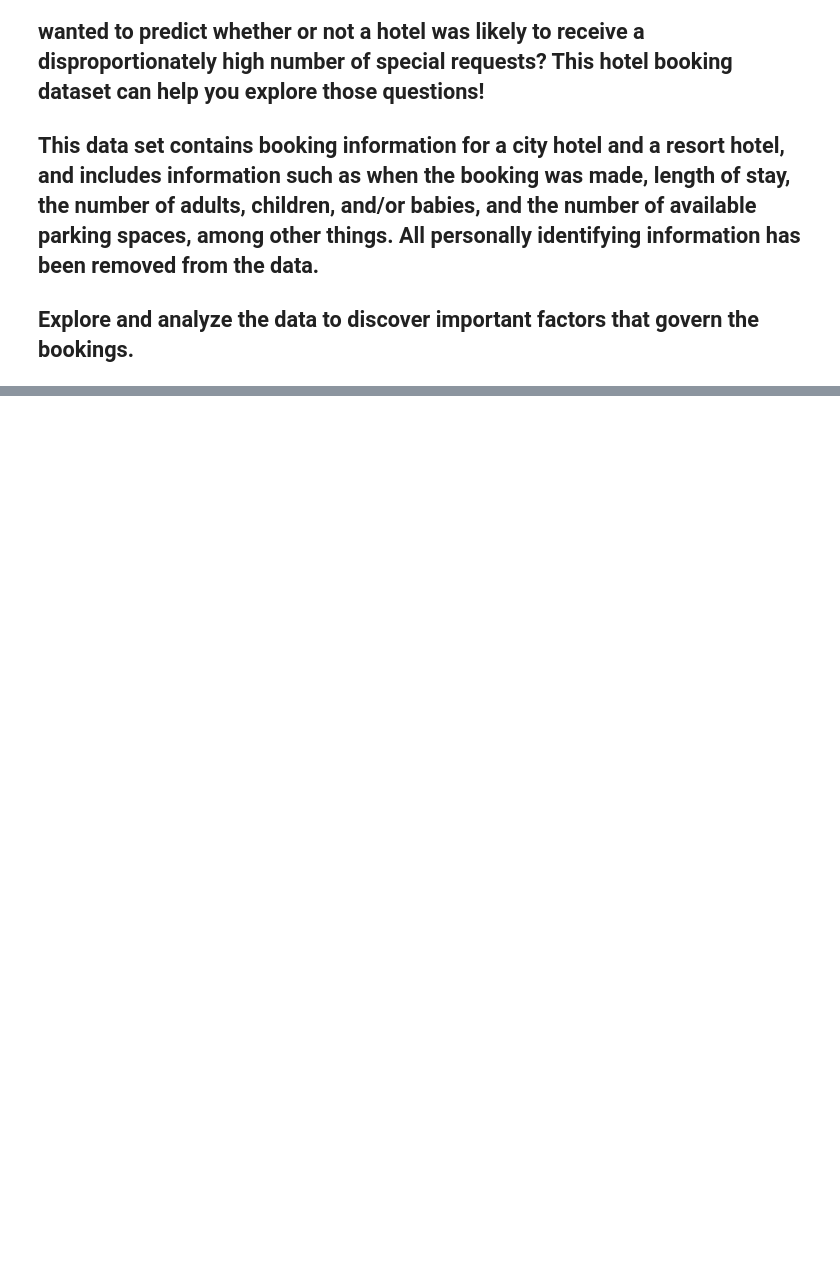
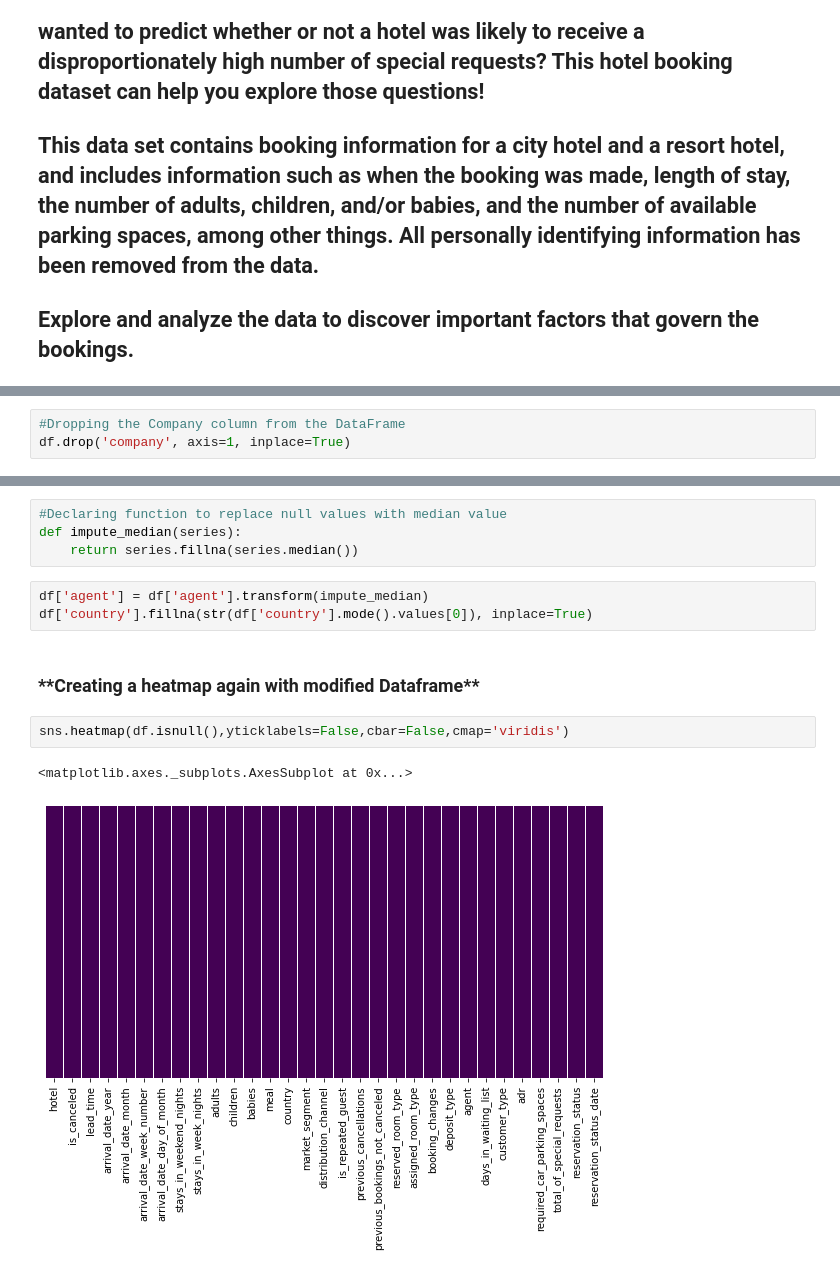
Before and after one commit to adarshsoni10/Data-Analysis-on-Hotel-Bookings, a Jupyter notebook: Copy_of_Hotel_Booking_Analysis_Capstone_Project.ipynb, the cells around one changed output, grey strips where cells are left out. Drawn from its saved outputs; the diff is of its cells as text; blank space fills up the shorter version.

```diff
--- a/Copy_of_Hotel_Booking_Analysis_Capstone_Project.ipynb
+++ b/Copy_of_Hotel_Booking_Analysis_Capstone_Project.ipynb
@@ -47,0 +138,3 @@ memory usage: 29.1+ MB
+# %%
+#Dropping the Company column from the DataFrame
+df.drop('company', axis=1, inplace=True)
@@ -47,0 +143,14 @@ memory usage: 29.1+ MB
+# %%
+#Declaring function to replace null values with median value
+def impute_median(series):
+    return series.fillna(series.median())
+# %%
+df['agent'] = df['agent'].transform(impute_median)
+df['country'].fillna(str(df['country'].mode().values[0]), inplace=True)
+# %% [markdown]
+<h3>**Creating a heatmap again with modified Dataframe**</h3>
+# %%
+sns.heatmap(df.isnull(),yticklabels=False,cbar=False,cmap='viridis')
+# %% [output]
+<matplotlib.axes._subplots.AxesSubplot at 0x...>
+[figure, added]
```
Also changed, not shown: parts of 20 cells of this notebook.
